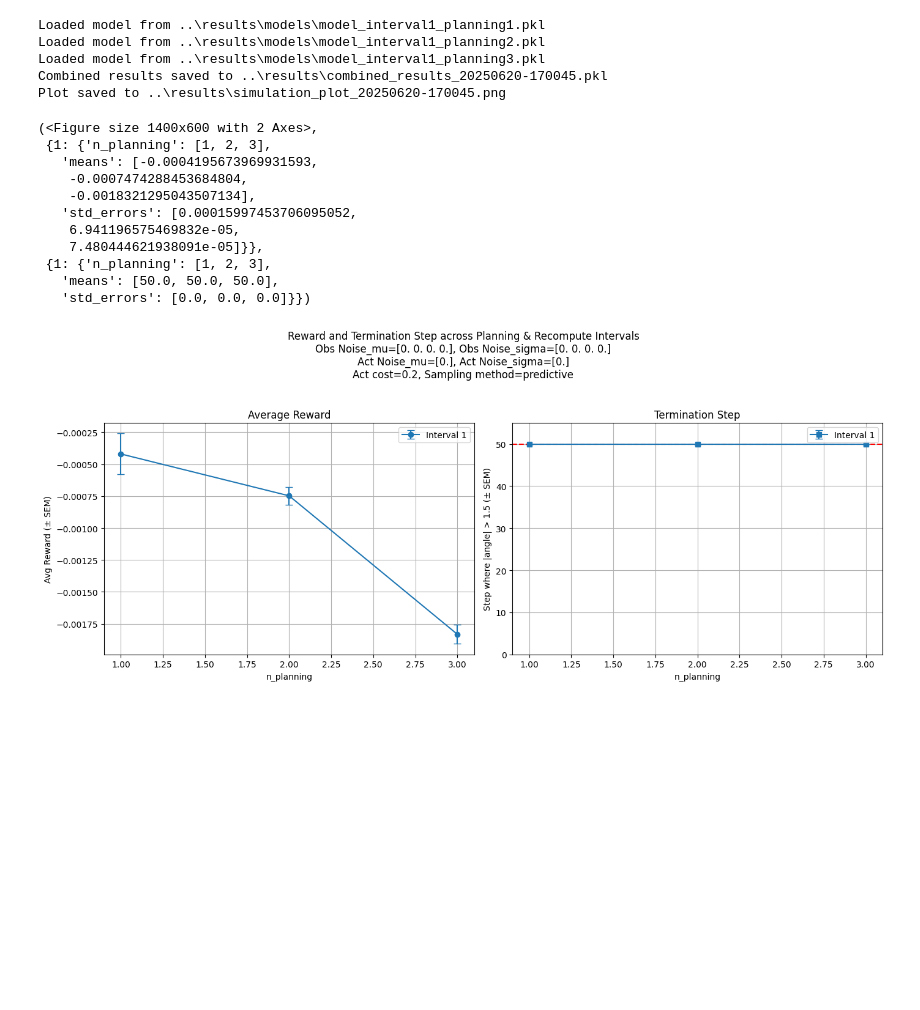
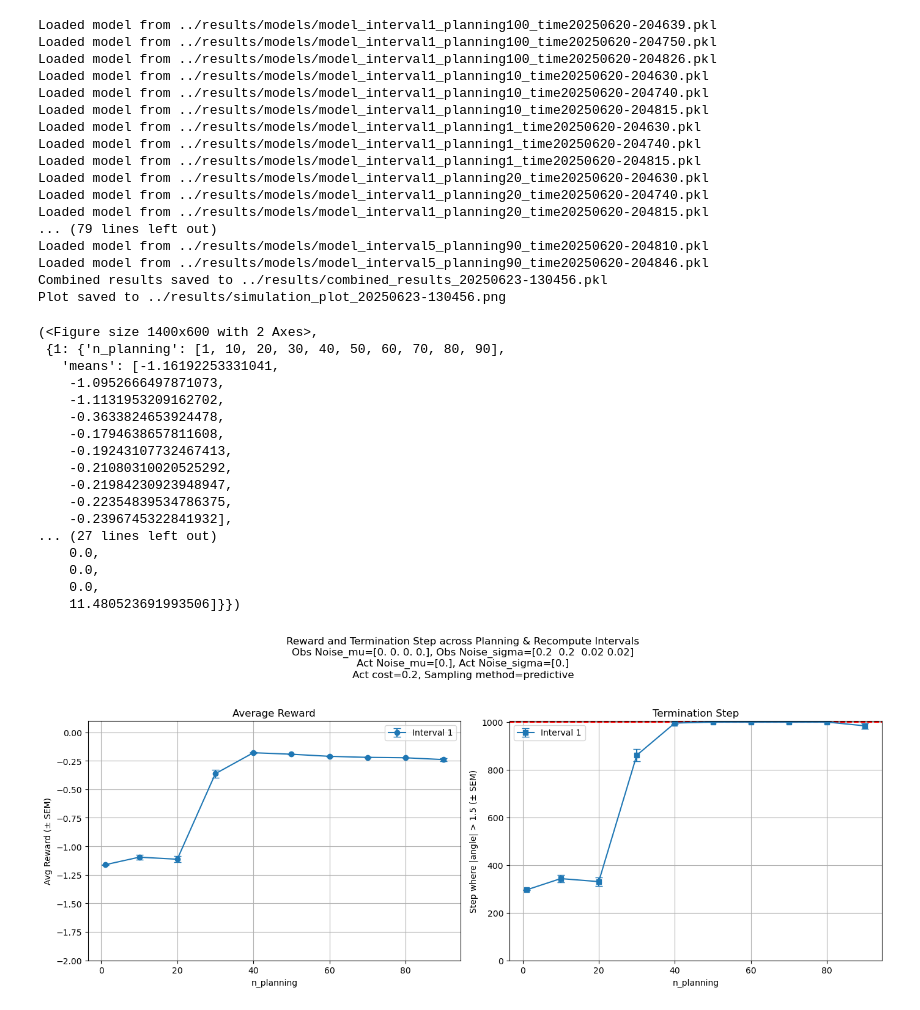
Before and after one commit to jtbuch/mpc_dojo, a Jupyter notebook: cartpole/notebooks/MujocoCartpoleSimulations.ipynb, the cells around one changed output. Cells and saved outputs as stored; diff of their text form; code cells hidden in the pictures; blank space fills up the shorter version.

Commit message:
update to run more models and fix the int rounding in the run.py script

```diff
--- a/cartpole/notebooks/MujocoCartpoleSimulations.ipynb
+++ b/cartpole/notebooks/MujocoCartpoleSimulations.ipynb
@@ -111,20 +113,55 @@ Simulations completed in 11.65 seconds
 # %%
-analyze_and_plot_results()
+# Define configuration
+plot_config = {
+    'planning_width': 200,
+    'reward_type': 'continuous',
+    'model_type': 'mujoco',
+    'obs_noise_mu': np.array([0.0, 0.0, 0.0, 0.0]),
+    'obs_noise_sigma': np.array([0.2, 0.2, 0.02, 0.02]), #0.0, 0.0, 0.0, 0.0 #0.2, 0.2, 0.02, 0.02 #0.4, 0.4, 0.04, 0.04
+    'act_noise_mu': np.array([0.0]),
+    'act_noise_sigma': np.array([0.0]),
+    'n_episodes': 100,
+    'time_steps': 1000,
+    'action_cost': 0.2,
+    'sampling_method': 'predictive',
+    #'recompute_intervals': [1],  # Use the command line argument
+    #'n_planning_values': [1,10]             # Use the command line argument
+}
+
+analyze_and_plot_results(plot_config)
 # %% [output]
-Loaded model from ..\results\models\model_interval1_planning1.pkl
-Loaded model from ..\results\models\model_interval1_planning2.pkl
-Loaded model from ..\results\models\model_interval1_planning3.pkl
-Combined results saved to ..\results\combined_results_20250620-170045.pkl
-Plot saved to ..\results\simulation_plot_20250620-170045.png
+Loaded model from ../results/models/model_interval1_planning100_time20250620-204639.pkl
+Loaded model from ../results/models/model_interval1_planning100_time20250620-204750.pkl
+Loaded model from ../results/models/model_interval1_planning100_time20250620-204826.pkl
+Loaded model from ../results/models/model_interval1_planning10_time20250620-204630.pkl
+Loaded model from ../results/models/model_interval1_planning10_time20250620-204740.pkl
+Loaded model from ../results/models/model_interval1_planning10_time20250620-204815.pkl
+Loaded model from ../results/models/model_interval1_planning1_time20250620-204630.pkl
+Loaded model from ../results/models/model_interval1_planning1_time20250620-204740.pkl
+Loaded model from ../results/models/model_interval1_planning1_time20250620-204815.pkl
+Loaded model from ../results/models/model_interval1_planning20_time20250620-204630.pkl
+Loaded model from ../results/models/model_interval1_planning20_time20250620-204740.pkl
+Loaded model from ../results/models/model_interval1_planning20_time20250620-204815.pkl
+... (79 lines left out)
+Loaded model from ../results/models/model_interval5_planning90_time20250620-204810.pkl
+Loaded model from ../results/models/model_interval5_planning90_time20250620-204846.pkl
+Combined results saved to ../results/combined_results_20250623-130456.pkl
+Plot saved to ../results/simulation_plot_20250623-130456.png
 (<Figure size 1400x600 with 2 Axes>,
- {1: {'n_planning': [1, 2, 3],
-   'means': [-0.0004195673969931593,
-    -0.0007474288453684804,
-    -0.0018321295043507134],
-   'std_errors': [0.00015997453706095052,
-    6.941196575469832e-05,
-    7.480444621938091e-05]}},
- {1: {'n_planning': [1, 2, 3],
-   'means': [50.0, 50.0, 50.0],
-   'std_errors': [0.0, 0.0, 0.0]}})
+ {1: {'n_planning': [1, 10, 20, 30, 40, 50, 60, 70, 80, 90],
+   'means': [-1.16192253331041,
+    -1.0952666497871073,
+    -1.1131953209162702,
+    -0.3633824653924478,
+    -0.1794638657811608,
+    -0.19243107732467413,
+    -0.21080310020525292,
+    -0.21984230923948947,
+    -0.22354839534786375,
+    -0.2396745322841932],
+... (27 lines left out)
+    0.0,
+    0.0,
+    0.0,
+    11.480523691993506]}})
-[figure, old version]
+[figure, new version]
```
Also changed, not shown: parts of 2 cells of this notebook, 4 other files.
